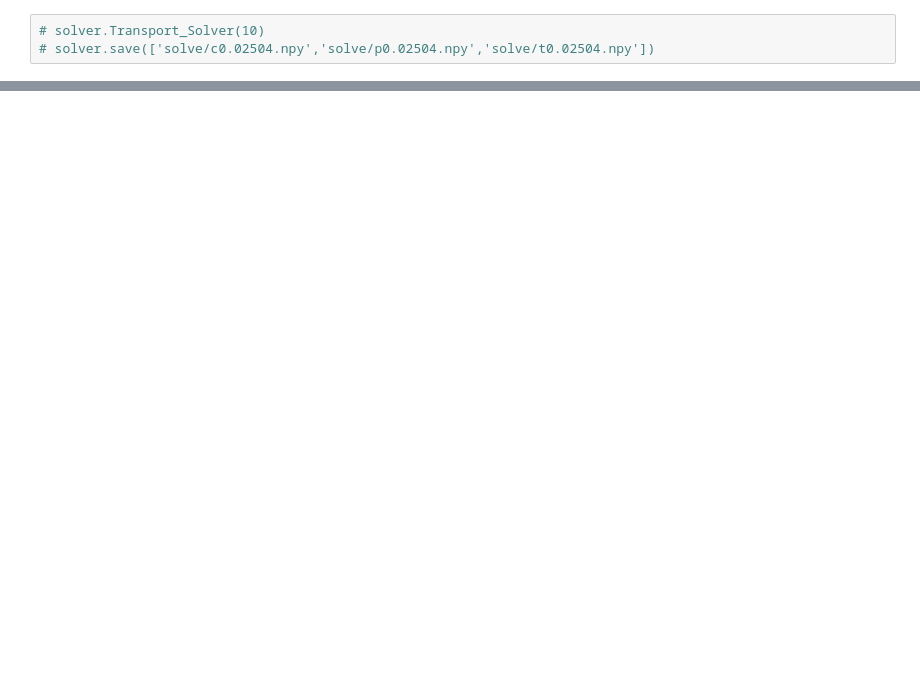
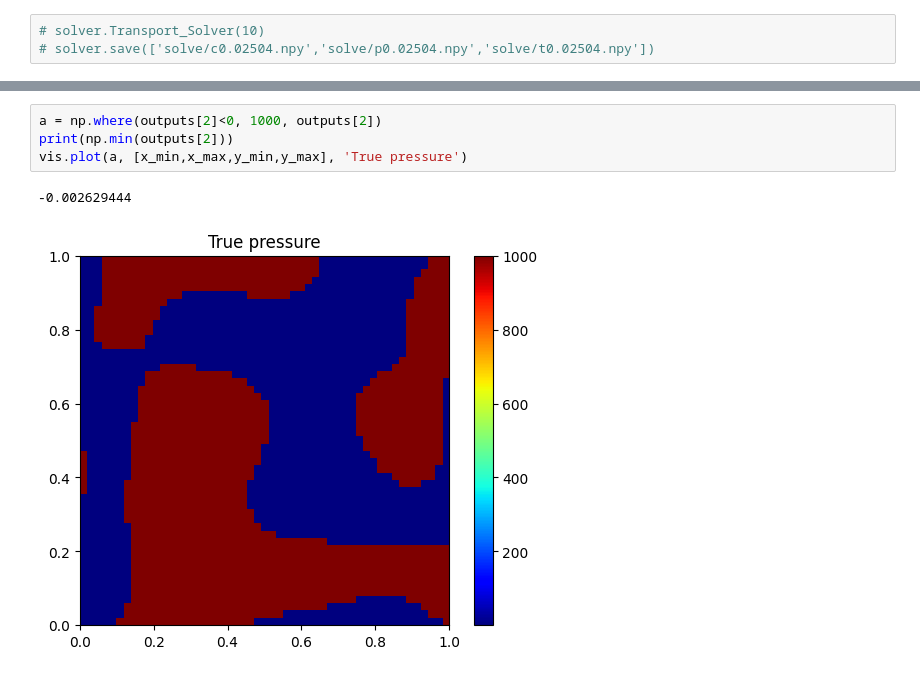
Before and after one commit to Kusok0vody/PyTorch_PiNN_for_Poisson_convection_equations_system, a Jupyter notebook: test.ipynb, the cells around one changed output, grey strips where cells are left out. Saved outputs shown, nothing was run; the diff lists cells and outputs as text; blank space fills up the shorter version.

```diff
--- a/test.ipynb
+++ b/test.ipynb
@@ -162,0 +168,7 @@ vis.plot(solver.p[-1], [x_min,x_max,y_min,y_max], 'True pressure')
+# %%
+a = np.where(outputs[2]<0, 1000, outputs[2])
+print(np.min(outputs[2]))
+vis.plot(a, [x_min,x_max,y_min,y_max], 'True pressure')
+# %% [output]
+-0.002629444
+[figure, added]
```
Also changed, not shown: parts of 10 cells of this notebook, 16 other files.
